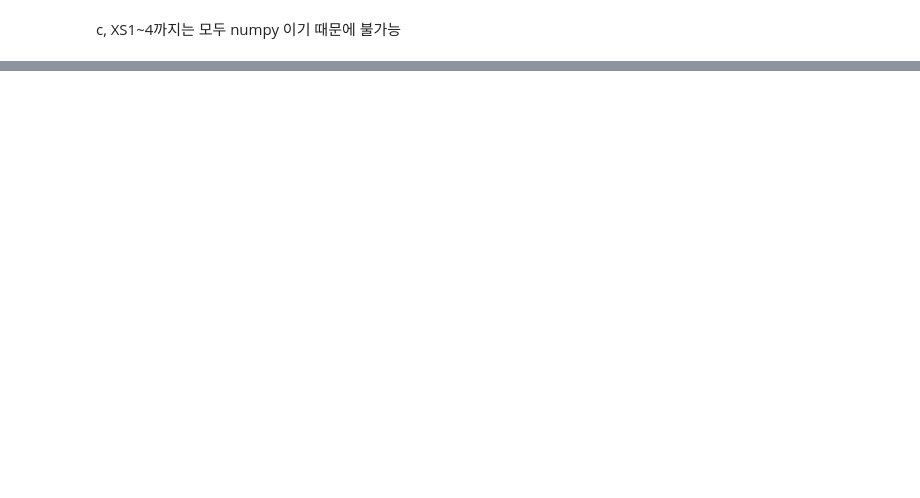
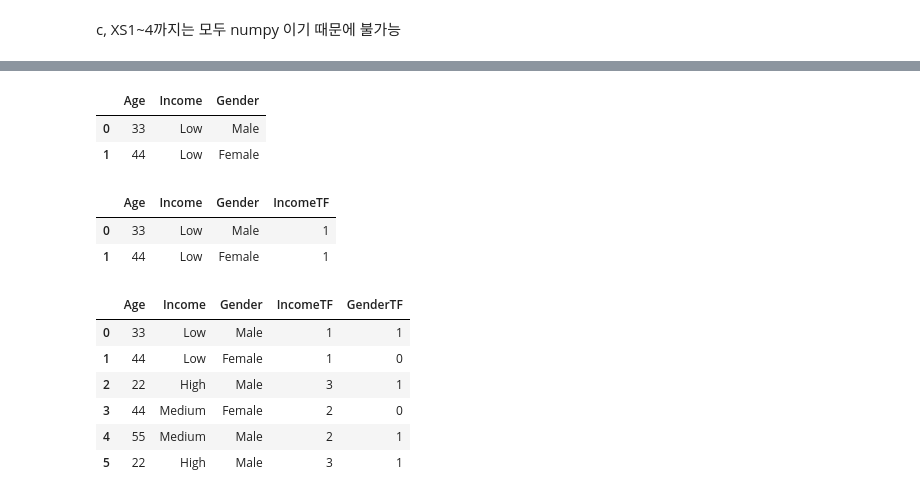
Before and after one commit to hanjaek/Data_Analysis, a Jupyter notebook: M2/3_데이터전처리.ipynb, the cells around one changed output, grey strips where cells are left out. Drawn from its saved outputs; the diff is of its cells as text; code cells hidden in the pictures; blank space fills up the shorter version.

```diff
--- a/M2/3_데이터전처리.ipynb
+++ b/M2/3_데이터전처리.ipynb
@@ -767,0 +768,29 @@ plt.show()
+# %%
+df = pd.DataFrame({
+    'Age':   [33,       44,   22,     44,     55,      22],
+    'Income':['Low',  'Low',  'High','Medium','Medium','High'],
+    'Gender':['Male','Female','Male','Female','Male','Male'] })
+df.head(2)
+# %% [output]
+|  | Age | Income | Gender |
+| 0 | 33 | Low | Male |
+| 1 | 44 | Low | Female |
+# %%
+df['IncomeTF']=df.Income.map({'Low':1,'Medium':2,'High':3})## 전처리 단계에서 문자값을 숫자형으로 변환
+df.head(2)
+# %% [output]
+|  | Age | Income | Gender | IncomeTF |
+| 0 | 33 | Low | Male | 1 |
+| 1 | 44 | Low | Female | 1 |
+# %%
+le=LabelEncoder()  ## one hot encoding
+df['GenderTF']=le.fit_transform(df.Gender)
+df
+# %% [output]
+|  | Age | Income | Gender | IncomeTF | GenderTF |
+| 0 | 33 | Low | Male | 1 | 1 |
+| 1 | 44 | Low | Female | 1 | 0 |
+| 2 | 22 | High | Male | 3 | 1 |
+| 3 | 44 | Medium | Female | 2 | 0 |
+| 4 | 55 | Medium | Male | 2 | 1 |
+| 5 | 22 | High | Male | 3 | 1 |
```
Also changed, not shown: parts of 29 cells of this notebook.
